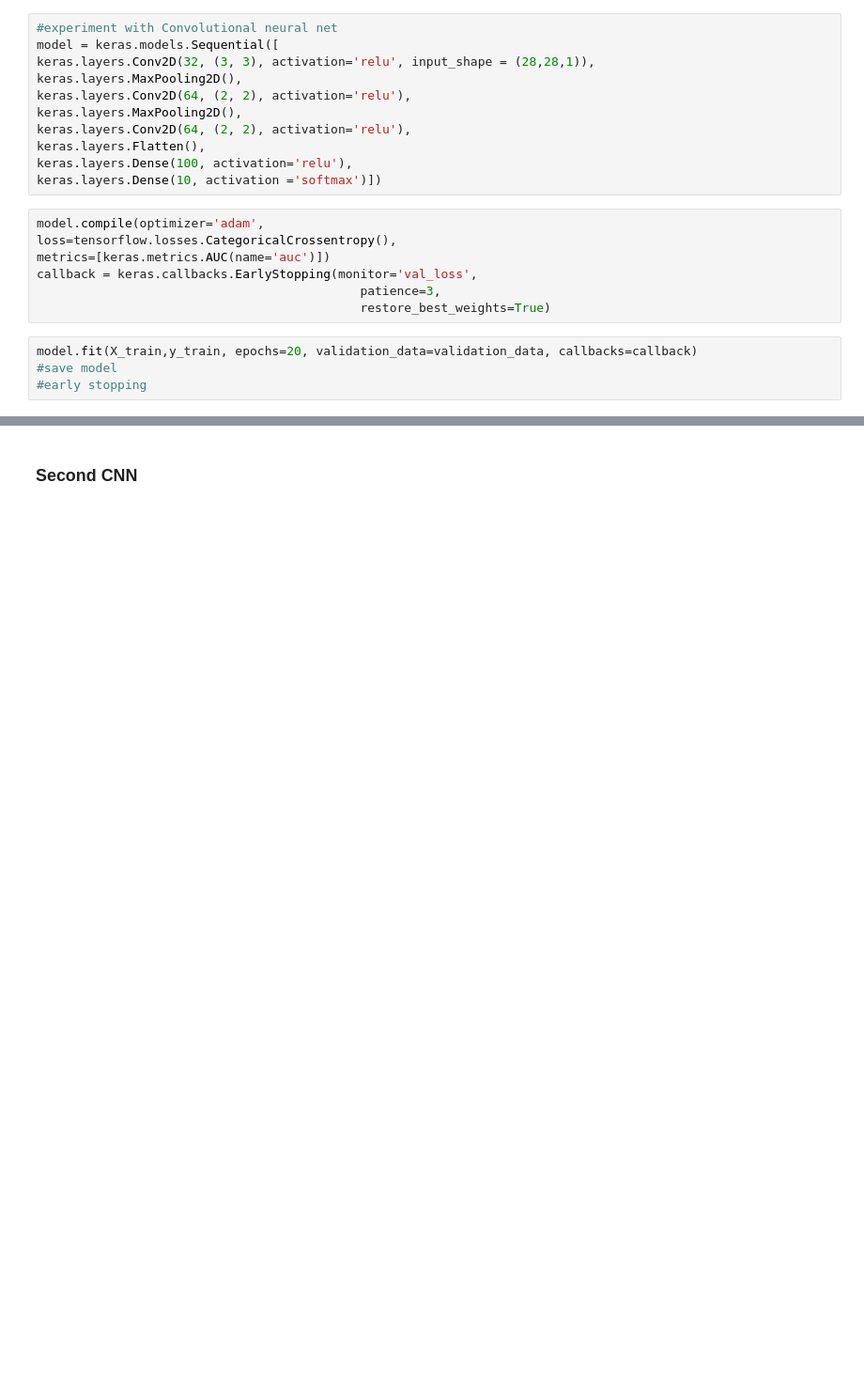
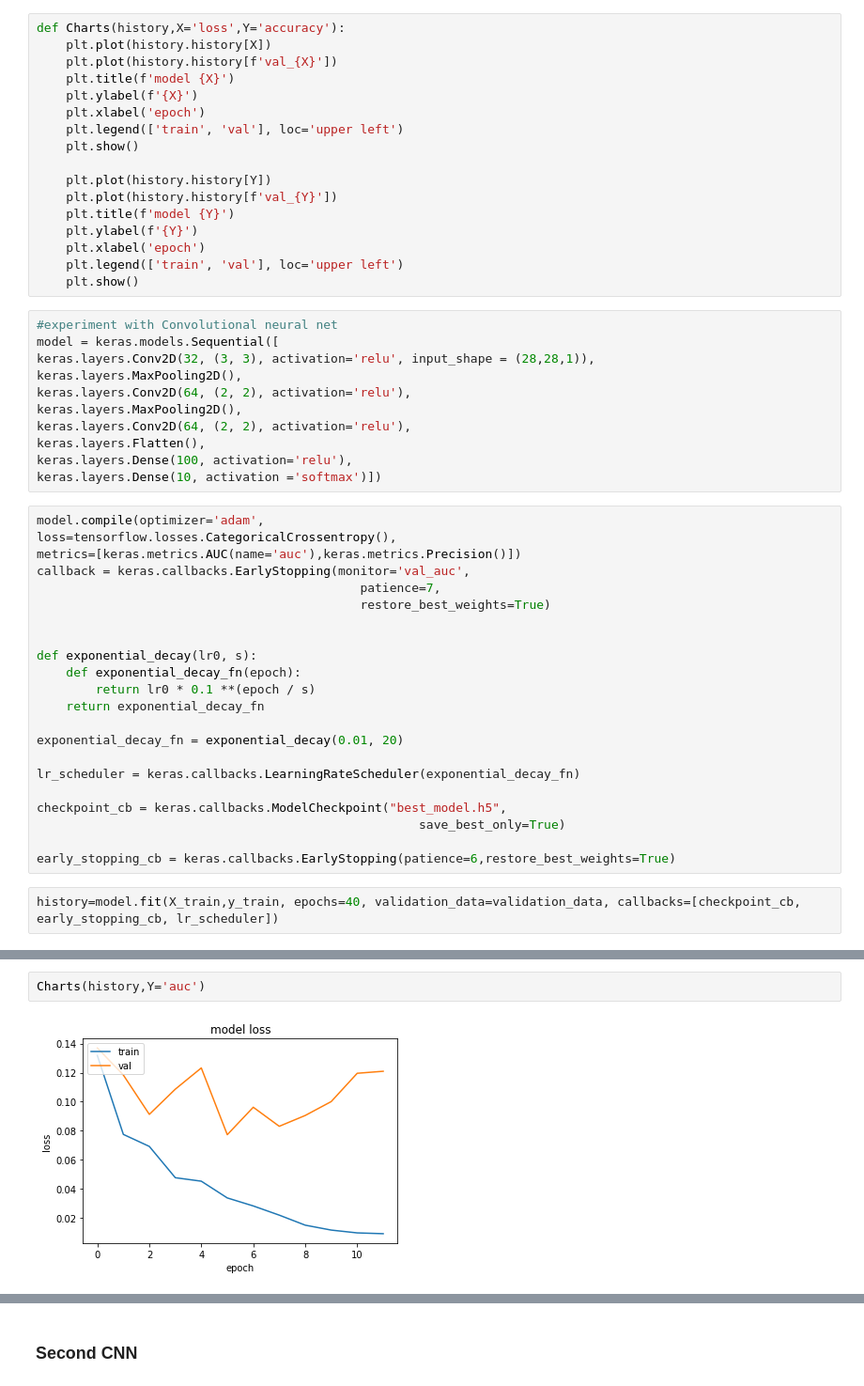
Before and after one commit to uraninjo/KaggleCompetitions, a Jupyter notebook: DigitRecognizer/main.ipynb, the cells around one changed output, grey strips where cells are left out. Shown at 94% size. Saved outputs shown, nothing was run; the diff lists cells and outputs as text; blank space fills up the shorter version.

Commit message:
new_metric

```diff
--- a/DigitRecognizer/main.ipynb
+++ b/DigitRecognizer/main.ipynb
@@ -197,6 +197,23 @@ Accuracy:  0.9973672032356262
 Burada konvolüsyon işlemi yaparak yapay sinir ağımıza farklı bir yaklaşım sergilettiriyoruz.
 
 Üstteki gibi burada da filtrelerle oynamalar yapıp doğruluk oranının değişimine baktım.
+# %%
+def Charts(history,X='loss',Y='accuracy'):
+    plt.plot(history.history[X])
+    plt.plot(history.history[f'val_{X}'])
+    plt.title(f'model {X}')
+    plt.ylabel(f'{X}')
+    plt.xlabel('epoch')
+    plt.legend(['train', 'val'], loc='upper left')
+    plt.show()
+
+    plt.plot(history.history[Y])
+    plt.plot(history.history[f'val_{Y}'])
+    plt.title(f'model {Y}')
+    plt.ylabel(f'{Y}')
+    plt.xlabel('epoch')
+    plt.legend(['train', 'val'], loc='upper left')
+    plt.show()
 # %%
 #experiment with Convolutional neural net
 model = keras.models.Sequential([
@@ -211,12 +228,25 @@ keras.layers.Dense(10, activation ='softmax')])
 # %%
 model.compile(optimizer='adam',
 loss=tensorflow.losses.CategoricalCrossentropy(),
-metrics=[keras.metrics.AUC(name='auc')])
-callback = keras.callbacks.EarlyStopping(monitor='val_loss',
-                                            patience=3,
+metrics=[keras.metrics.AUC(name='auc'),keras.metrics.Precision()])
+callback = keras.callbacks.EarlyStopping(monitor='val_auc',
+                                            patience=7,
                                             restore_best_weights=True)
+
+
+def exponential_decay(lr0, s):
+    def exponential_decay_fn(epoch):
+        return lr0 * 0.1 **(epoch / s)
+    return exponential_decay_fn
+
+exponential_decay_fn = exponential_decay(0.01, 20)
+
+lr_scheduler = keras.callbacks.LearningRateScheduler(exponential_decay_fn)
+
+checkpoint_cb = keras.callbacks.ModelCheckpoint("best_model.h5",
+                                                    save_best_only=True)
+
+early_stopping_cb = keras.callbacks.EarlyStopping(patience=6,restore_best_weights=True)
 # %%
-model.fit(X_train,y_train, epochs=20, validation_data=validation_data, callbacks=callback)
-#save model
-#early stopping
+history=model.fit(X_train,y_train, epochs=40, validation_data=validation_data, callbacks=[checkpoint_cb, early_stopping_cb, lr_scheduler])
 # %% [output]
@@ -243,0 +270,4 @@ Epoch 10/20
+# %%
+Charts(history,Y='auc')
+# %% [output]
+[figure, added]
```
Also changed, not shown: parts of 9 cells of this notebook, 2 other files.
